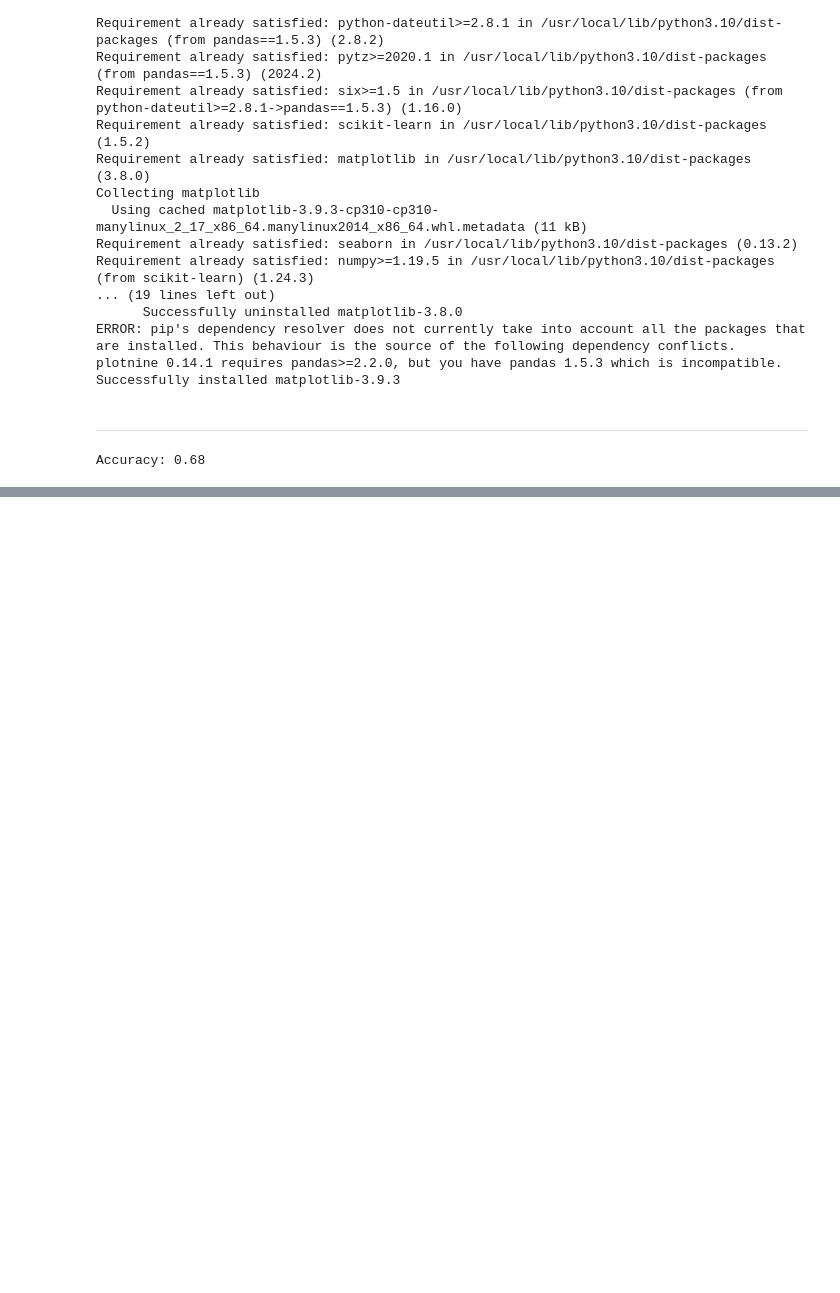
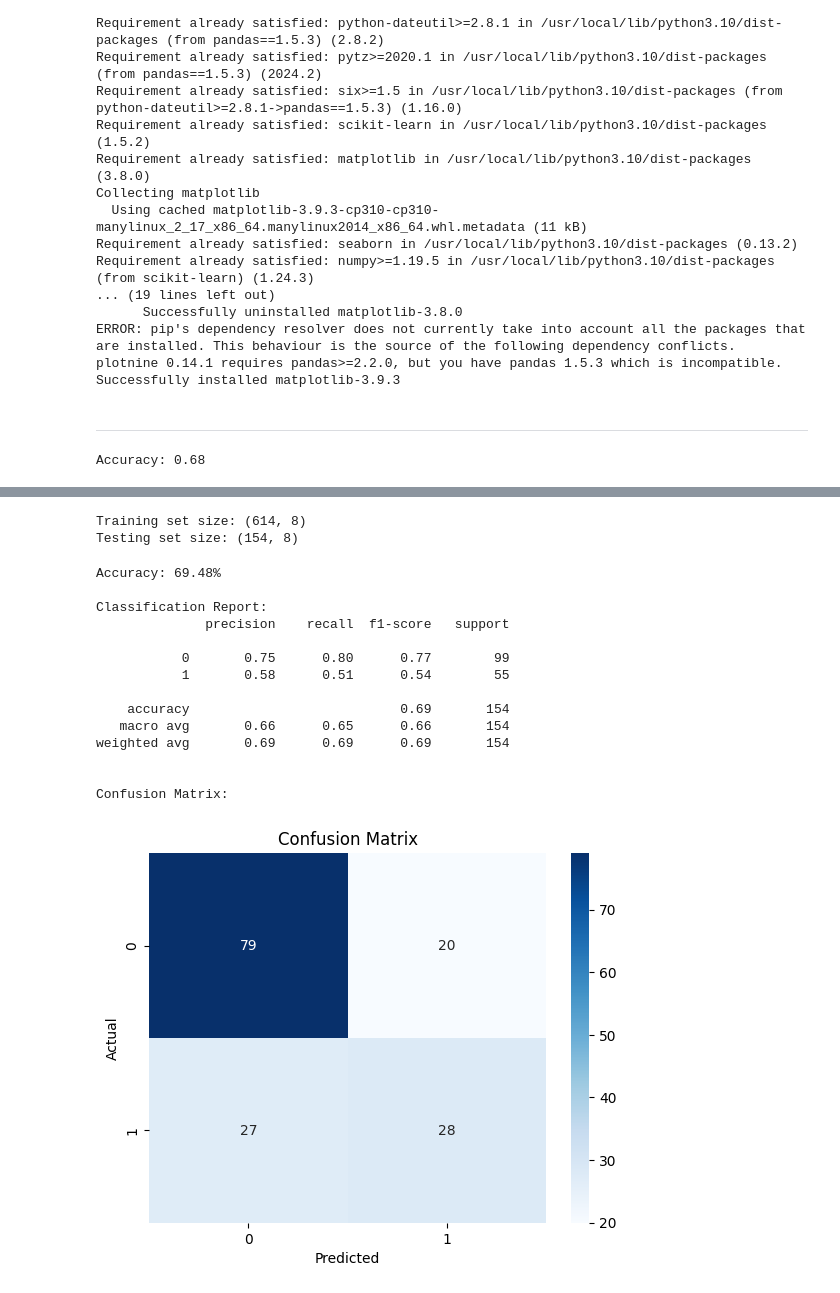
Before and after one commit to Ankit638/AJP-3886, a Jupyter notebook: notebooks/02 - Evaluate.ipynb, the cells around one changed output, grey strips where cells are left out. Drawn from its saved outputs; the diff is of its cells as text; code cells hidden in the pictures; blank space fills up the shorter version.

```diff
--- a/notebooks/02 - Evaluate.ipynb
+++ b/notebooks/02 - Evaluate.ipynb
@@ -84,0 +134,58 @@ data.info()
+# %%
+# Define features (X) and target (y)
+X = data.drop(columns=['Outcome'])  # Assuming 'Outcome' is the target column
+y = data['Outcome']
+
+# Split the dataset into training and testing sets
+X_train, X_test, y_train, y_test = train_test_split(X, y, test_size=0.2, random_state=42)
+
+print(f"Training set size: {X_train.shape}")
+print(f"Testing set size: {X_test.shape}")
+# %% [output]
+Training set size: (614, 8)
+Testing set size: (154, 8)
+# %%
+# Standardize the feature values for better performance of KNN
+scaler = StandardScaler()
+X_train = scaler.fit_transform(X_train)
+X_test = scaler.transform(X_test)
+# %%
+# Initialize the KNN classifier
+knn = KNeighborsClassifier(n_neighbors=5)  # You can experiment with n_neighbors
+
+# Train the model
+knn.fit(X_train, y_train)
+
+# Make predictions
+y_pred = knn.predict(X_test)
+
+# Evaluate the model
+accuracy = accuracy_score(y_test, y_pred)
+print(f"Accuracy: {accuracy * 100:.2f}%")
+
+print("\nClassification Report:")
+print(classification_report(y_test, y_pred))
+
+print("\nConfusion Matrix:")
+conf_matrix = confusion_matrix(y_test, y_pred)
+sns.heatmap(conf_matrix, annot=True, cmap='Blues', fmt='d')
+plt.title("Confusion Matrix")
+plt.xlabel("Predicted")
+plt.ylabel("Actual")
+plt.show()
+# %% [output]
+Accuracy: 69.48%
+
+Classification Report:
+              precision    recall  f1-score   support
+
+           0       0.75      0.80      0.77        99
+           1       0.58      0.51      0.54        55
+
+    accuracy                           0.69       154
+   macro avg       0.66      0.65      0.66       154
+weighted avg       0.69      0.69      0.69       154
+
+
+Confusion Matrix:
+[figure, added]
```
Also changed, not shown: parts of 4 cells of this notebook.
